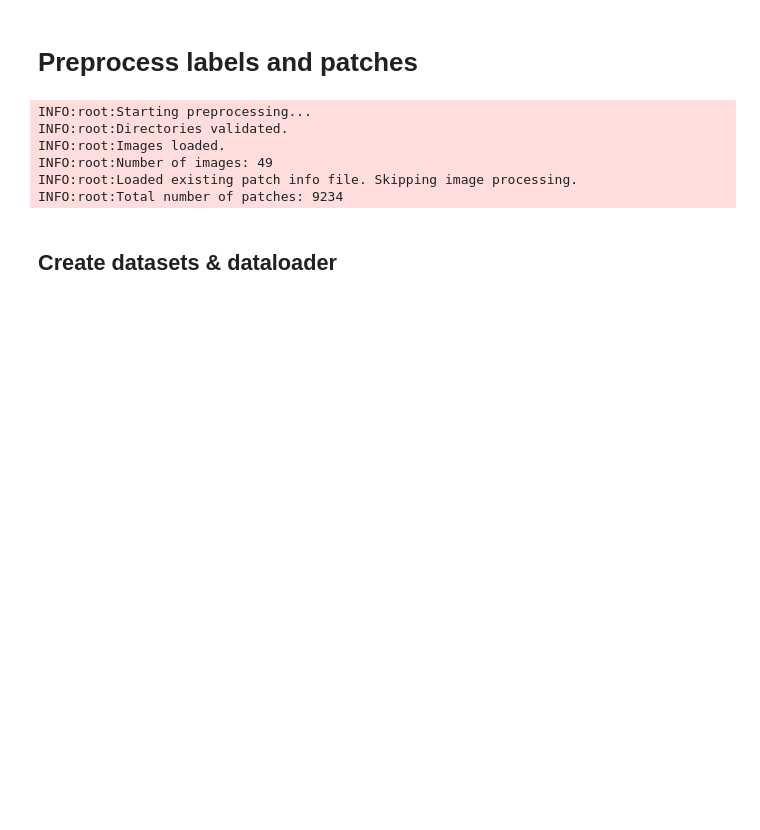
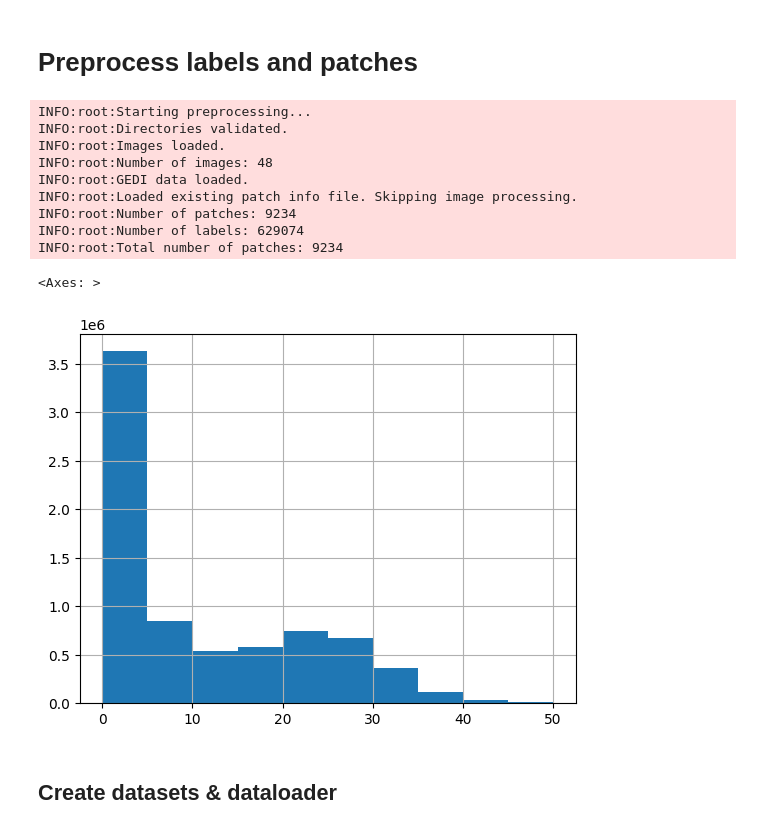
Before and after one commit to ematala/tree-heights-germany, a Jupyter notebook: tree-heights-germany.ipynb, the cells around one changed output. Saved outputs shown, nothing was run; the diff lists cells and outputs as text; code cells hidden in the pictures; blank space fills up the shorter version.

```diff
--- a/tree-heights-germany.ipynb
+++ b/tree-heights-germany.ipynb
@@ -63,16 +62,25 @@ preprocessor = Preprocessor(patches_file, img_dir, patch_dir, gedi_file, patch_s
 preprocessor.run()
 
 # Extract patches
-patches = preprocessor.patches.sample(frac=1, random_state=seed)
+labels = preprocessor.gedi.rh98
+patches = preprocessor.patches
 
 info(f"Total number of patches: {len(patches)}")
 # %% [output]
 INFO:root:Starting preprocessing...
 INFO:root:Directories validated.
 INFO:root:Images loaded.
-INFO:root:Number of images: 49
+INFO:root:Number of images: 48
+INFO:root:GEDI data loaded.
 INFO:root:Loaded existing patch info file. Skipping image processing.
+INFO:root:Number of patches: 9234
+INFO:root:Number of labels: 629074
 INFO:root:Total number of patches: 9234
+# %%
+labels.hist(bins=bins)
+# %% [output]
+<Axes: >
+[figure, added]
 # %% [markdown]
 ## Create datasets & dataloader
 # %%
```
Also changed, not shown: parts of 8 cells of this notebook, 3 other files.
